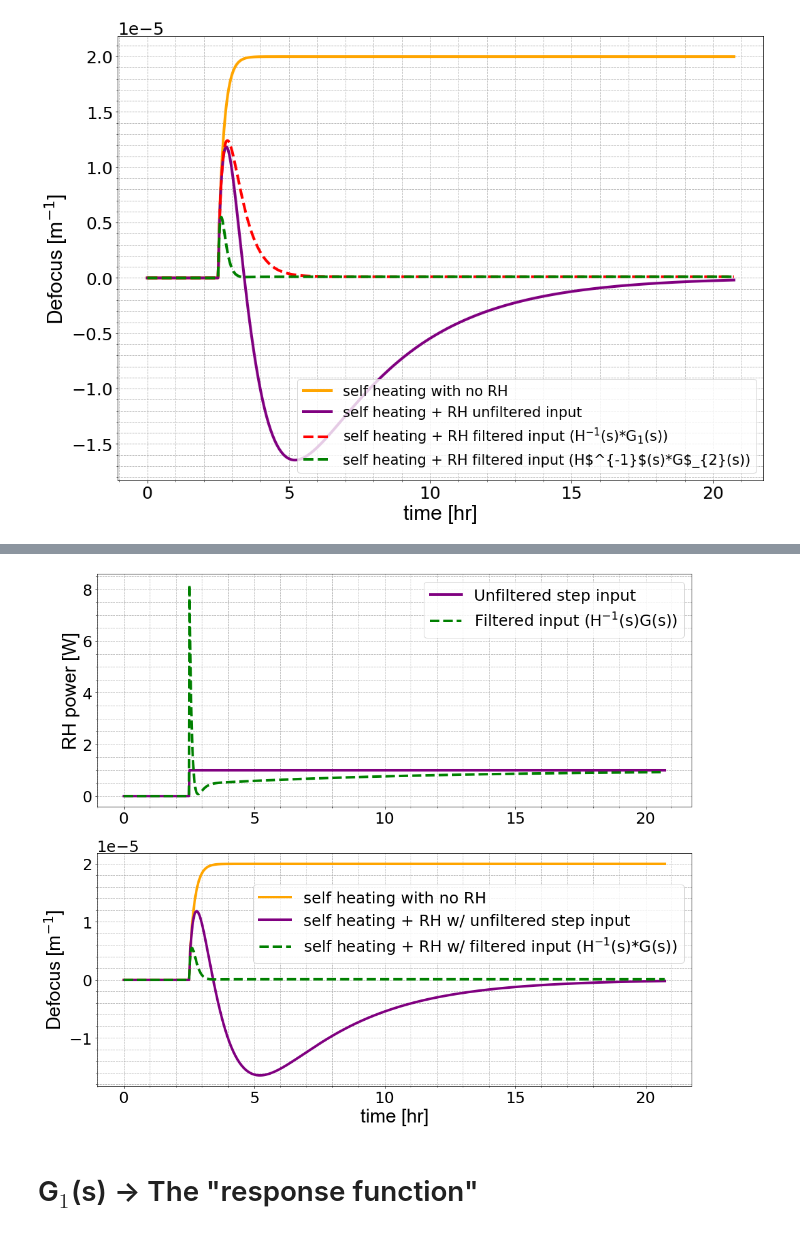
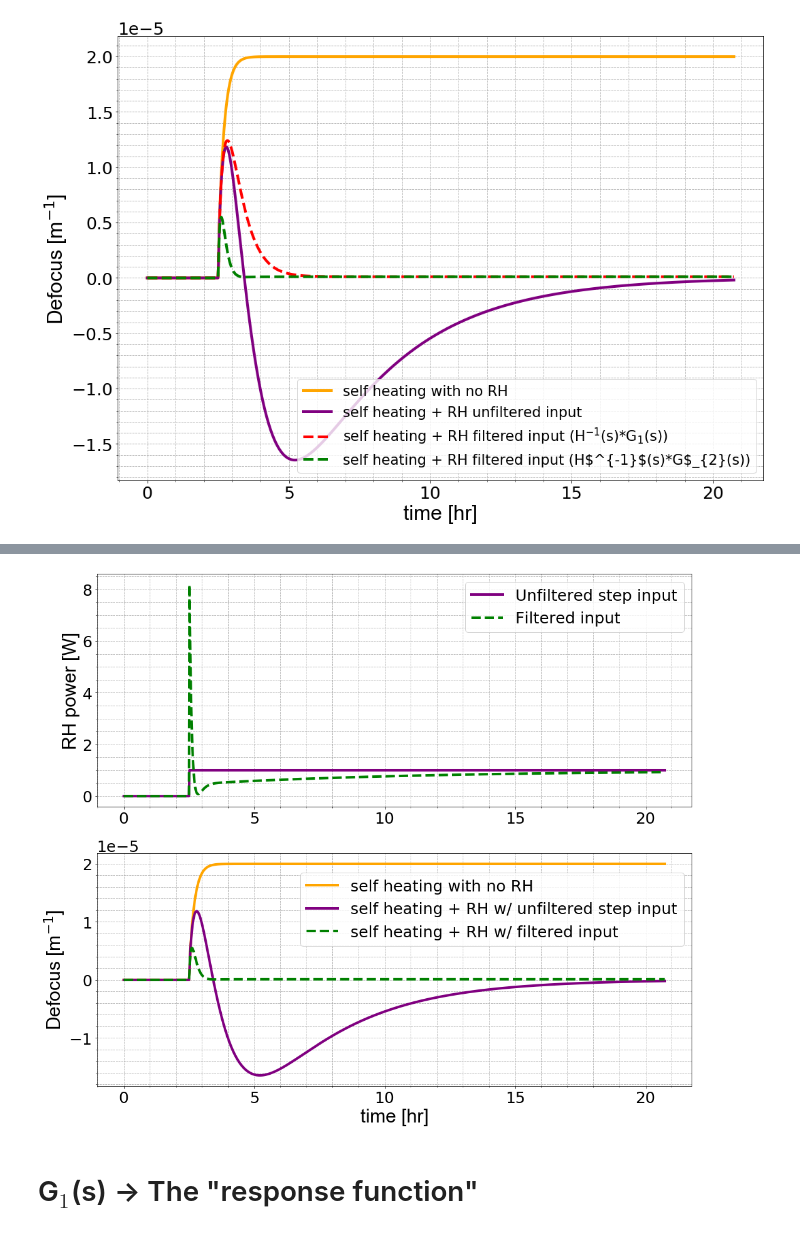
Before and after one commit to dancvan/IRHF, a Jupyter notebook: code/IRHF_w_self_heating.ipynb, the cells around one changed output, grey strips where cells are left out. Saved outputs shown, nothing was run; the diff lists cells and outputs as text; code cells hidden in the pictures.

```diff
--- a/code/IRHF_w_self_heating.ipynb
+++ b/code/IRHF_w_self_heating.ipynb
@@ -10,7 +10,7 @@ import h5py
 lin_thickness=4
 title_font = {'fontname':'Arial', 'size':'30', 'color':'black', 'weight':'normal',
               'verticalalignment':'bottom'} # Bottom vertical alignment for more space
-axis_font = {'fontname':'Arial', 'size':'30'}
+axis_font = {'fontname':'Arial', 'size':'43'}
 # %% [markdown]
 # RH FILTER
 # %% [markdown]
@@ -264,3 +264,32 @@ plt.legend(fontsize='small',loc='best')
 fig8.savefig('IRHF_compare_w_self.pdf')
 # %% [output]
 [figure]
+# %%
+fig9= plt.figure(figsize=(17,15))
+plt.rc('font', size=30)
+plt.subplot(211)
+plt.plot(t_new/3600, unit_step,linewidth = lin_thickness,label='Unfiltered step input', color= 'purple')
+plt.plot(t_new/3600, y_inp_inv_L,'--', linewidth = lin_thickness, color = 'green',label='Filtered input')
+#plt.plot(t_new/3600, y_inp_inv_H,'--', linewidth = lin_thickness,color = 'red', label='Filtered input (H$^{-1}$(s)G$_{1}$(s))')
+plt.minorticks_on()
+plt.grid(b=True,which='minor',linestyle='--')
+plt.grid(b=True,which='major',linestyle='--')
+plt.ylabel('RH power [W]',**axis_font)
+#plt.title('RH responses',**title_font)
+plt.legend(fontsize='medium')
+plt.subplot(212)
+plt.ylabel('Defocus [m$^{-1}$]',**axis_font)
+plt.plot(t_new/3600,y_sh_resp*20e-6, linewidth = lin_thickness,color='orange',label ='self heating with no RH')
+plt.plot(t_new/3600,y_sh_resp*20e-6 -y_mod_sim,linewidth = lin_thickness,label='self heating + RH w/ unfiltered step input',color='purple')
+plt.plot(t_new/3600,y_sh_resp*20e-6 -y_mod_sim_inv_L,'--',linewidth = lin_thickness,label='self heating + RH w/ filtered input',color='green')
+#plt.plot(t_new/3600,-y_mod_sim, linewidth = lin_thickness,label = 'Unfiltered step input',color='purple')
+#plt.plot(t_new/3600,-y_mod_sim_inv_L,'--', linewidth = lin_thickness,color='green',label ='Filtered input (H$^{-1}$(s)G$_{2}$(s))')
+#plt.plot(t_new/3600,-y_mod_sim_inv_H,'--', linewidth = lin_thickness,color='red',label ='Filtered input (H$^{-1}$(s)G$_{1}$(s))')
+plt.minorticks_on()
+plt.grid(b=True,which='minor',linestyle='--')
+plt.grid(b=True,which='major',linestyle='--')
+plt.xlabel('time [hr]',**axis_font)
+plt.ticklabel_format(style='sci', axis='y',scilimits=(0,-5))
+plt.legend(loc='upper right', bbox_to_anchor=(1.0,.95),fontsize='medium')
+
+fig9.savefig('IRHF_compare_filts.pdf')
@@ -267,34 +298,34 @@ fig8.savefig('IRHF_compare_w_self.pdf')
 # %%
 fig9= plt.figure(figsize=(17,15))
 plt.rc('font', size=25)
 plt.subplot(211)
 plt.plot(t_new/3600, unit_step,linewidth = lin_thickness,label='Unfiltered step input', color= 'purple')
-plt.plot(t_new/3600, y_inp_inv_L,'--', linewidth = lin_thickness, color = 'green',label='Filtered input (H$^{-1}$(s)G(s))')
+plt.plot(t_new/3600, y_inp_inv_L,'--', linewidth = lin_thickness, color = 'green',label='Filtered input')
 #plt.plot(t_new/3600, y_inp_inv_H,'--', linewidth = lin_thickness,color = 'red', label='Filtered input (H$^{-1}$(s)G$_{1}$(s))')
 plt.minorticks_on()
 plt.grid(b=True,which='minor',linestyle='--')
 plt.grid(b=True,which='major',linestyle='--')
 plt.ylabel('RH power [W]',**axis_font)
 #plt.title('RH responses',**title_font)
 plt.legend(fontsize='medium')
 plt.subplot(212)
 plt.ylabel('Defocus [m$^{-1}$]',**axis_font)
 plt.plot(t_new/3600,y_sh_resp*20e-6, linewidth = lin_thickness,color='orange',label ='self heating with no RH')
 plt.plot(t_new/3600,y_sh_resp*20e-6 -y_mod_sim,linewidth = lin_thickness,label='self heating + RH w/ unfiltered step input',color='purple')
-plt.plot(t_new/3600,y_sh_resp*20e-6 -y_mod_sim_inv_L,'--',linewidth = lin_thickness,label='self heating + RH w/ filtered input (H$^{-1}$(s)*G(s))',color='green')
+plt.plot(t_new/3600,y_sh_resp*20e-6 -y_mod_sim_inv_L,'--',linewidth = lin_thickness,label='self heating + RH w/ filtered input',color='green')
 #plt.plot(t_new/3600,-y_mod_sim, linewidth = lin_thickness,label = 'Unfiltered step input',color='purple')
 #plt.plot(t_new/3600,-y_mod_sim_inv_L,'--', linewidth = lin_thickness,color='green',label ='Filtered input (H$^{-1}$(s)G$_{2}$(s))')
 #plt.plot(t_new/3600,-y_mod_sim_inv_H,'--', linewidth = lin_thickness,color='red',label ='Filtered input (H$^{-1}$(s)G$_{1}$(s))')
 plt.minorticks_on()
 plt.grid(b=True,which='minor',linestyle='--')
 plt.grid(b=True,which='major',linestyle='--')
 plt.xlabel('time [hr]',**axis_font)
 plt.ticklabel_format(style='sci', axis='y',scilimits=(0,-5))
-plt.legend(loc='upper right', bbox_to_anchor=(1.0,0.9),fontsize='medium')
+plt.legend(loc='upper right', bbox_to_anchor=(1.0,.95),fontsize='medium')
 
 fig9.savefig('IRHF_compare_filts.pdf')
 # %% [output]
-[figure, old version]
+[figure, new version]
 # %%
 fig = plt.figure(figsize=(17,15))
 plt.subplot(311)
```
Also changed, not shown: parts of 1 cell of this notebook.
